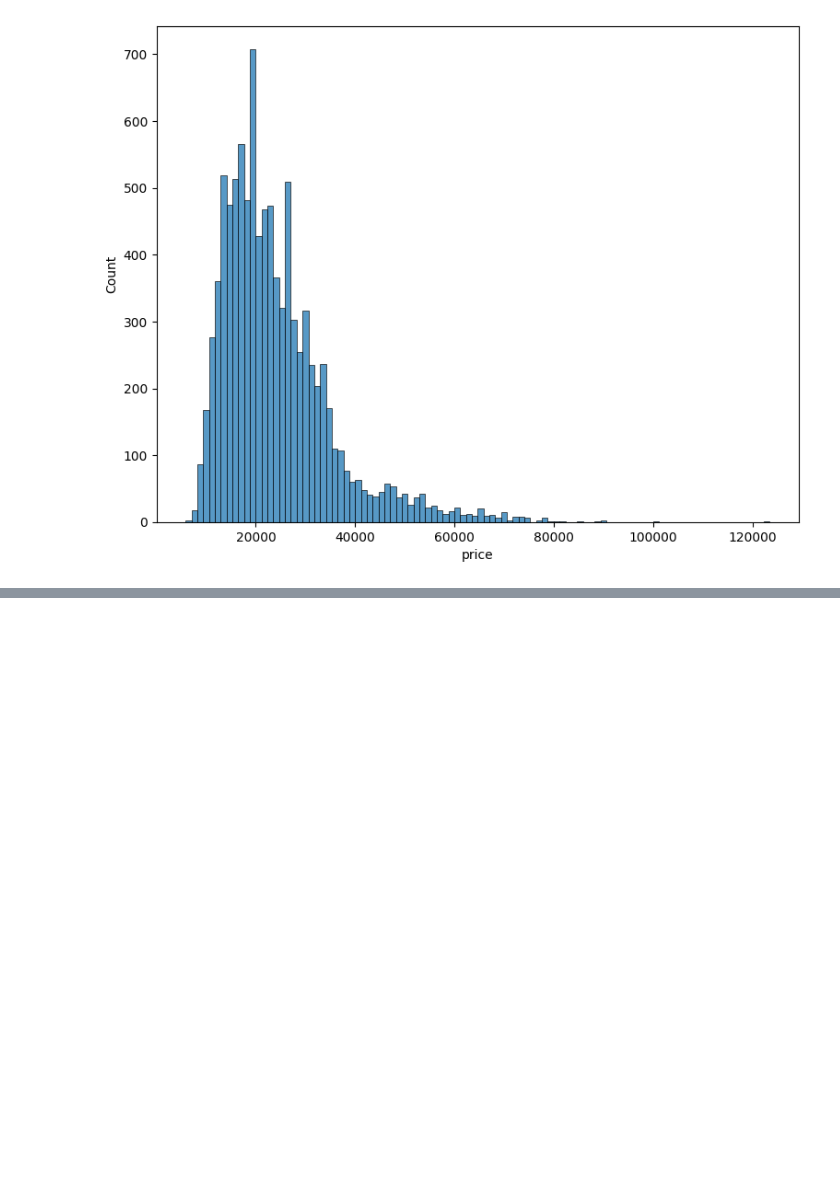
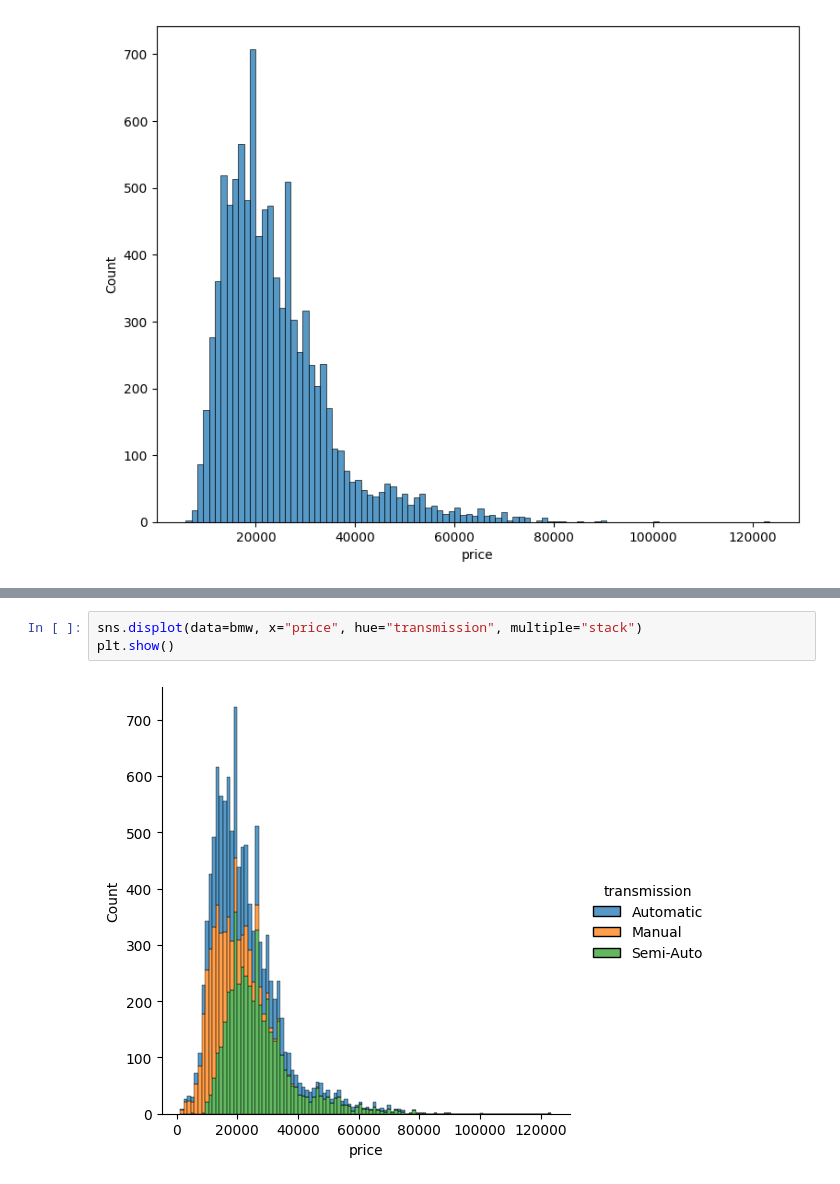
Before and after one commit to baxronovferuz1/DataScience_Np, a Jupyter notebook: Vizualization.ipynb, the cells around one changed output, grey strips where cells are left out. Drawn from its saved outputs; the diff is of its cells as text; blank space fills up the shorter version.

```diff
--- a/Vizualization.ipynb
+++ b/Vizualization.ipynb
@@ -438,0 +446,5 @@ plt.show()
+# %%
+sns.displot(data=bmw, x="price", hue="transmission", multiple="stack")
+plt.show()
+# %% [output]
+[figure, added]
```
Also changed, not shown: parts of 3 cells of this notebook.
